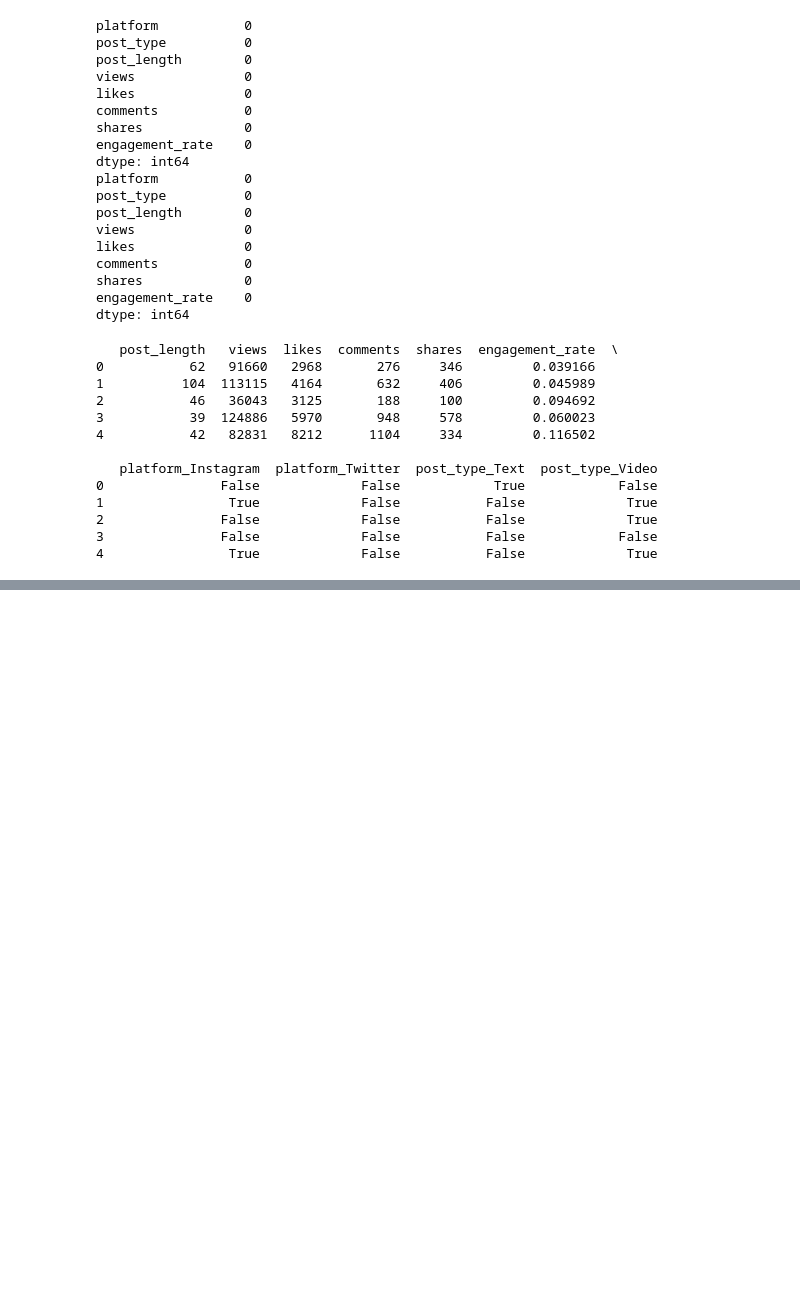
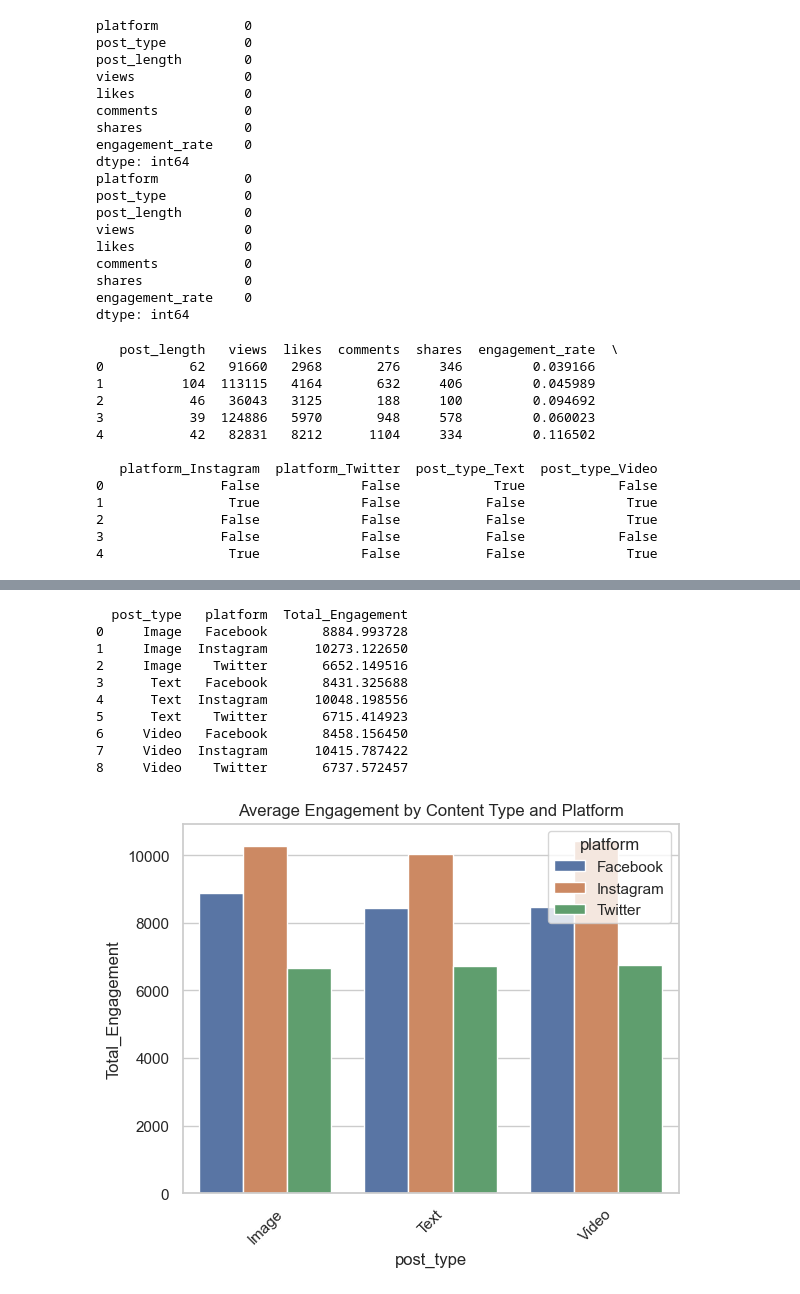
Before and after one commit to TharushiMaduhansi/21020592_Assignment_SocialMediaAnalytics, a Jupyter notebook: analysis.ipynb, the cells around one changed output, grey strips where cells are left out. Cells and saved outputs as stored; diff of their text form; code cells hidden in the pictures; blank space fills up the shorter version.

```diff
--- a/analysis.ipynb
+++ b/analysis.ipynb
@@ -85,0 +121,21 @@ print(df_encoded.head())
+# %%
+#average engagement by content type and platform
+grouped = df.groupby(['post_type', 'platform'])['Total_Engagement'].mean().reset_index()
+print(grouped)
+plt.figure()
+sns.barplot(x='post_type', y='Total_Engagement', hue='platform', data=grouped)
+plt.title("Average Engagement by Content Type and Platform")
+plt.xticks(rotation=45)
+plt.show()
+# %% [output]
+  post_type   platform  Total_Engagement
+0     Image   Facebook       8884.993728
+1     Image  Instagram      10273.122650
+2     Image    Twitter       6652.149516
+3      Text   Facebook       8431.325688
+4      Text  Instagram      10048.198556
+5      Text    Twitter       6715.414923
+6     Video   Facebook       8458.156450
+7     Video  Instagram      10415.787422
+8     Video    Twitter       6737.572457
+[figure, added]
```
Also changed, not shown: parts of 7 cells of this notebook.
